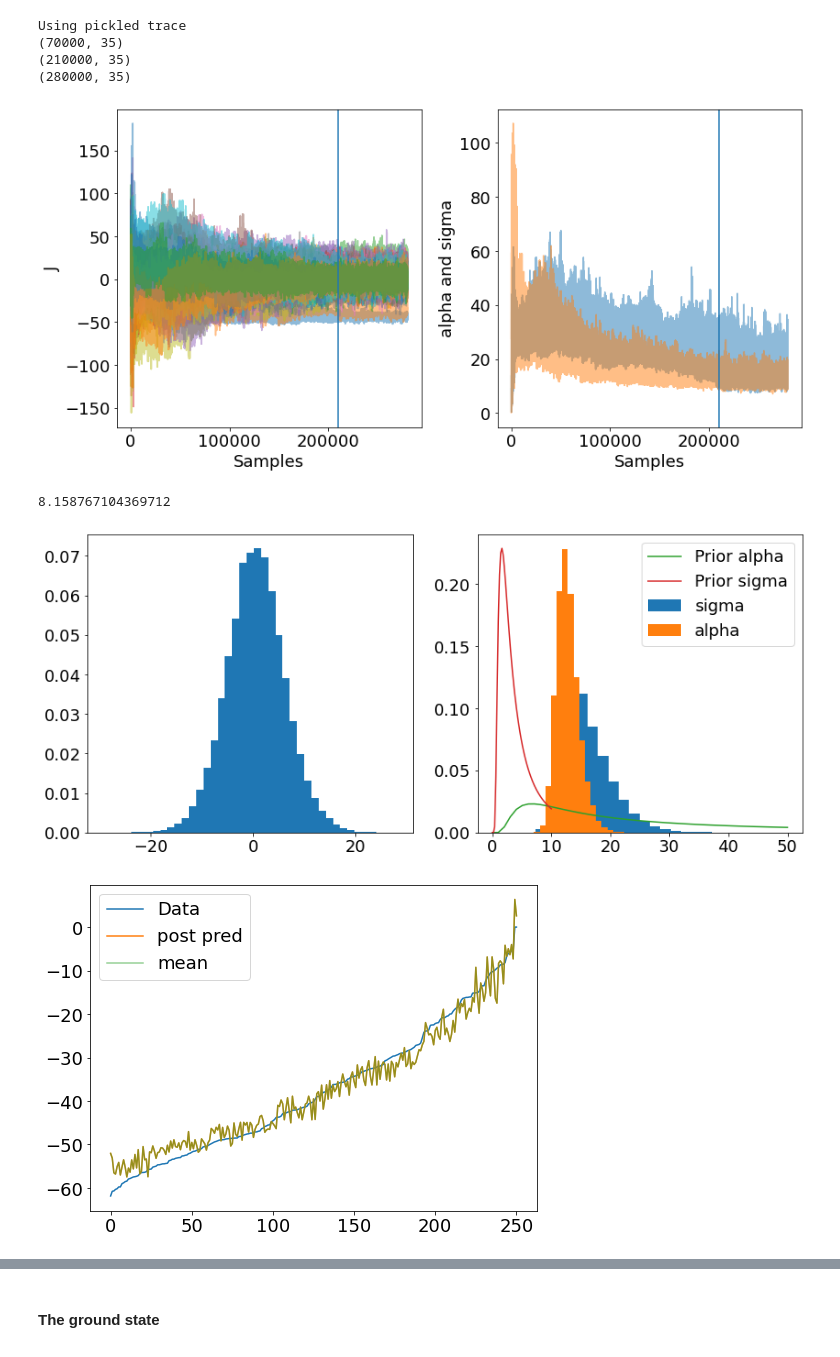
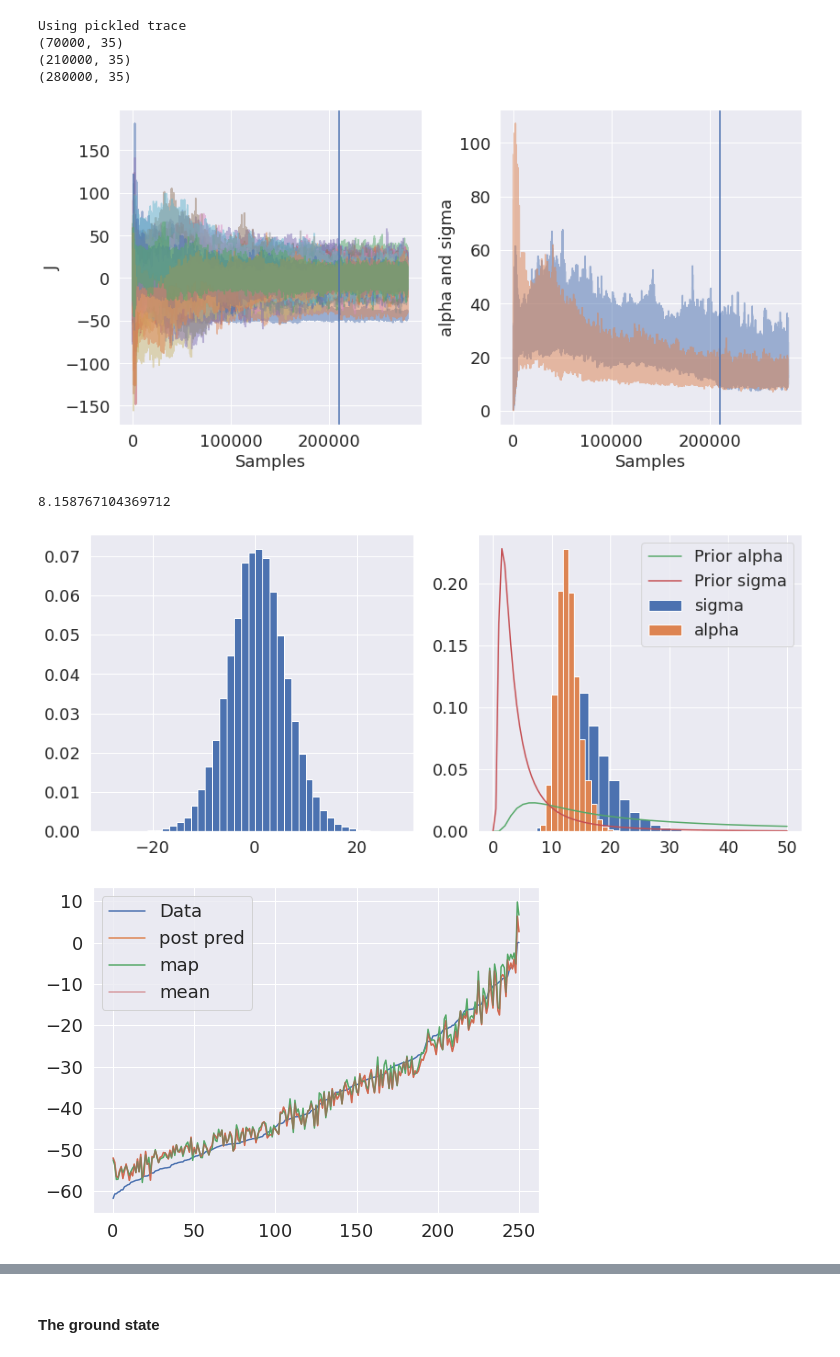
Before and after one commit to elindgren/asam_projects, a Jupyter notebook: Project2/TIF345_CE_project_2a.ipynb, the cells around one changed output, grey strips where cells are left out. Saved outputs shown, nothing was run; the diff lists cells and outputs as text; code cells hidden in the pictures.

```diff
--- a/Project2/TIF345_CE_project_2a.ipynb
+++ b/Project2/TIF345_CE_project_2a.ipynb
@@ -144,7 +144,7 @@ from sklearn.model_selection import KFold
 import seaborn as sns
 import emcee
 
-# sns.set_theme()
+sns.set_theme()
 
 # Set plot params
 plt.rc('font', size=18)          # controls default text sizes
@@ -675,6 +675,16 @@ Using pickled trace
 (210000, 35)
 (280000, 35)
 # %%
+sns.set_theme()
+# Set plot params
+plt.rc('font', size=18)          # controls default text sizes
+plt.rc('axes', titlesize=18)     # fontsize of the axes title
+plt.rc('axes', labelsize=18)     # fontsize of the x and y labels
+plt.rc('xtick', labelsize=18)    # fontsize of the tick labels
+plt.rc('ytick', labelsize=18)    # fontsize of the tick labels
+plt.rc('legend', fontsize=18)    # legend fontsize
+
+
 fig, axs = plt.subplots(1,2, figsize=(12,6))
 for j in range(burn_and_sample.shape[1]):
     if j<J_dim:
@@ -691,10 +701,10 @@ axs[0].set_ylabel(r'J')
 axs[1].set_ylabel(r'alpha and sigma')
 plt.tight_layout()
 # %% [output]
-[figure, old version]
+[figure, new version]
 # %%
 alpha = np.linspace(0,50)
-sigma = np.linspace(0,10)
+sigma = np.linspace(0,50, 100)
 J = np.linspace(0,5)
 p_alpha = np.exp(alpha_log_prior(alpha, hyp_alpha[0], hyp_alpha[1]))
 p_sigma = np.exp(sigma_log_prior(sigma, hyp_sigma[0], hyp_sigma[1]))
@@ -707,37 +717,45 @@ fig, ax = plt.subplots(1,2, figsize=(14,6))
 ax[0].hist(full_trace[:,30], bins=41  , density = True)
 ax[1].hist(full_trace[:,J_dim], bins=21, density = True, label='sigma')
 ax[1].hist(full_trace[:,J_dim+1], bins=21, density = True, label='alpha')
 ax[1].plot(alpha,p_alpha, label='Prior alpha')
 ax[1].plot(sigma,p_sigma, label='Prior sigma')
 ax[1].legend(loc='best')
 
 
 J_mean = np.mean(full_trace[:,0:J_dim], axis = 0)
-J_mode = np.max(full_trace[:,0:J_dim], axis = 0)
+
+J_mode = np.zeros(J_dim)
+for j in range(J_dim):
+    h_c, h_edge = np.histogram(full_trace[:,j], bins=101)
+    mode_idx = np.argmax(h_c)
+    J_val = (h_edge[mode_idx]+h_edge[mode_idx+1])/2
+    J_mode[j] = J_val
+# J_mode = np.max(full_trace[:,0:J_dim], axis = 0)
+
 
 y_map = X@J_mode
 y_mean =  X@J_mean
 
 y_full = np.zeros(len(X[:,0]))
 for i,sample in enumerate(full_trace):
     y_full += X@sample[0:J_dim]
 
 y_pred = y_full/len(full_trace[:,0])
 fig, ax = plt.subplots(figsize=(8,6))
 sortOrder = np.argsort(y)
 
 ax.plot(y[sortOrder], label='Data')
 ax.plot(y_pred[sortOrder], label='post pred')
-# ax.plot(y_map[sortOrder], label='map')
+ax.plot(y_map[sortOrder], label='map')
 ax.plot(y_mean[sortOrder], alpha=0.5, label='mean')
 ax.legend(loc='best')
 
 MSE = np.sum((y_mean - y)**2)/len(y)
 print(MSE)
 # %% [output]
 8.158767104369712
-[figure, old version]
+[figure, new version]
-[figure, old version]
+[figure, new version]
 # %%
 fig, ax = plt.subplots(figsize = (8,6))
 t = np.arange(0,J_dim)
```
Also changed, not shown: parts of 10 cells of this notebook, 10 other files.
